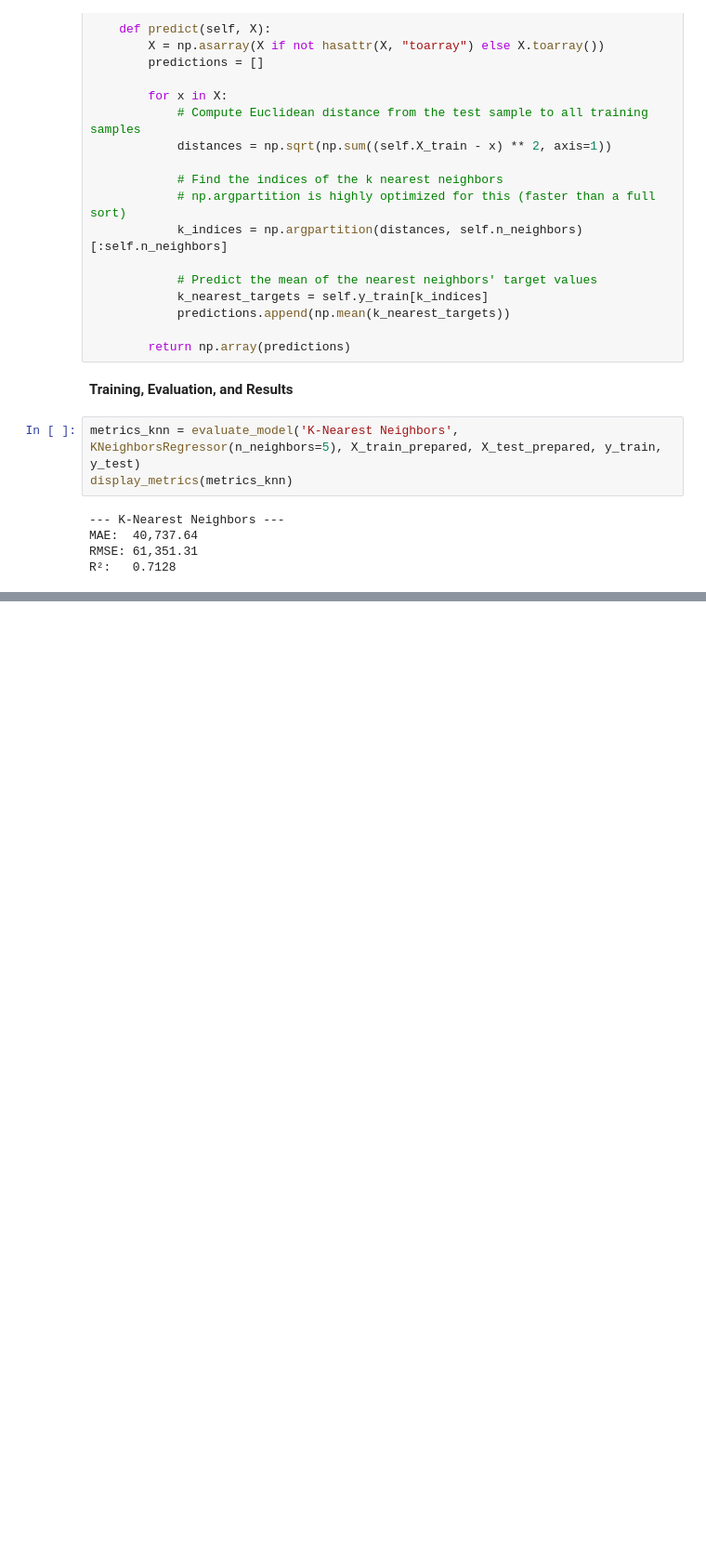
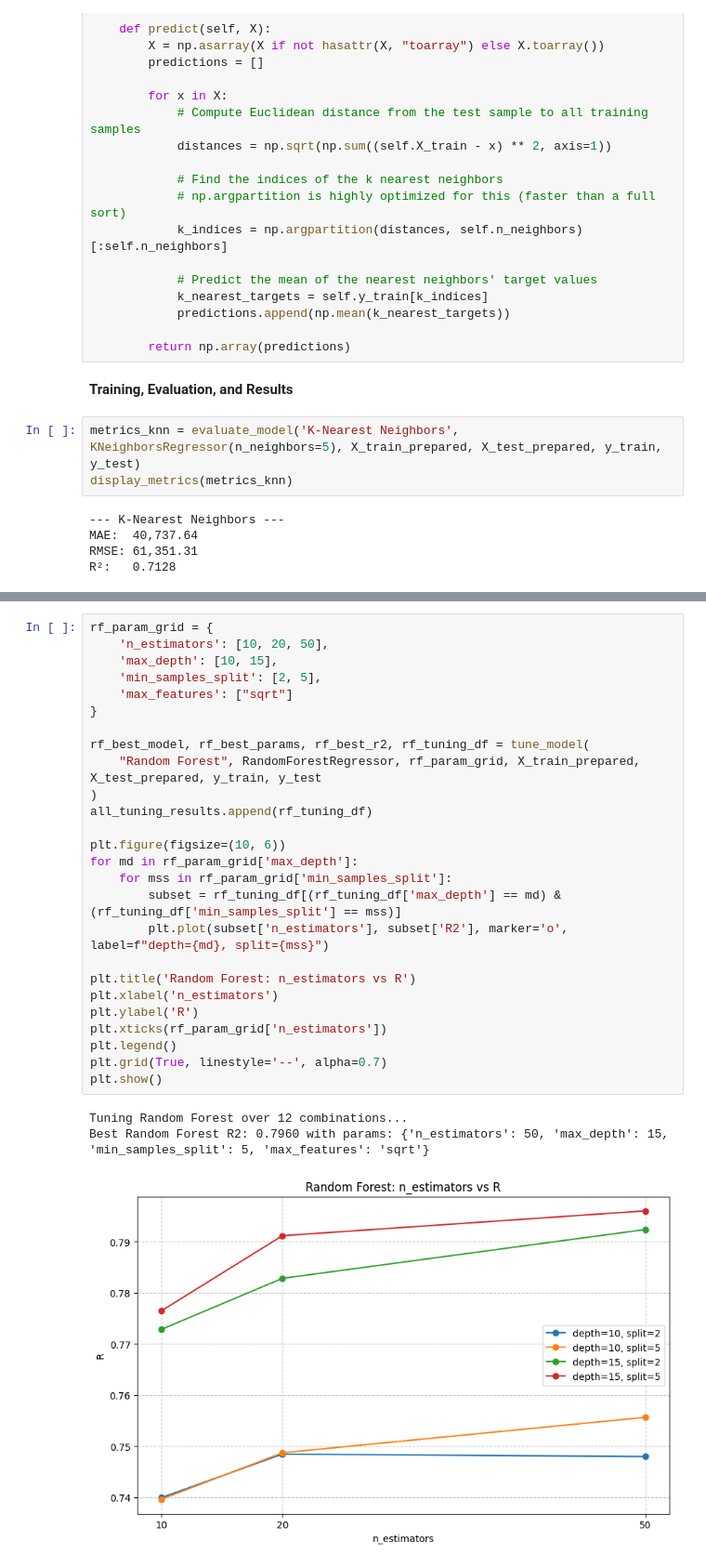
Before and after one commit to nikhileswark12/house-price-prediction, a Jupyter notebook: House_Price_Prediction.ipynb, the cells around one changed output, grey strips where cells are left out. Shown at 93% size. Drawn from its saved outputs; the diff is of its cells as text; blank space fills up the shorter version.

```diff
--- a/House_Price_Prediction.ipynb
+++ b/House_Price_Prediction.ipynb
@@ -514,0 +612,30 @@ R²:   0.7128
+# %%
+rf_param_grid = {
+    'n_estimators': [10, 20, 50],
+    'max_depth': [10, 15],
+    'min_samples_split': [2, 5],
+    'max_features': ["sqrt"]
+}
+
+rf_best_model, rf_best_params, rf_best_r2, rf_tuning_df = tune_model(
+    "Random Forest", RandomForestRegressor, rf_param_grid, X_train_prepared, X_test_prepared, y_train, y_test
+)
+all_tuning_results.append(rf_tuning_df)
+
+plt.figure(figsize=(10, 6))
+for md in rf_param_grid['max_depth']:
+    for mss in rf_param_grid['min_samples_split']:
+        subset = rf_tuning_df[(rf_tuning_df['max_depth'] == md) & (rf_tuning_df['min_samples_split'] == mss)]
+        plt.plot(subset['n_estimators'], subset['R2'], marker='o', label=f"depth={md}, split={mss}")
+
+plt.title('Random Forest: n_estimators vs R')
+plt.xlabel('n_estimators')
+plt.ylabel('R')
+plt.xticks(rf_param_grid['n_estimators'])
+plt.legend()
+plt.grid(True, linestyle='--', alpha=0.7)
+plt.show()
+# %% [output]
+Tuning Random Forest over 12 combinations...
+Best Random Forest R2: 0.7960 with params: {'n_estimators': 50, 'max_depth': 15, 'min_samples_split': 5, 'max_features': 'sqrt'}
+[figure, added]
```
Also changed, not shown: parts of 12 cells of this notebook, 1 other file.
